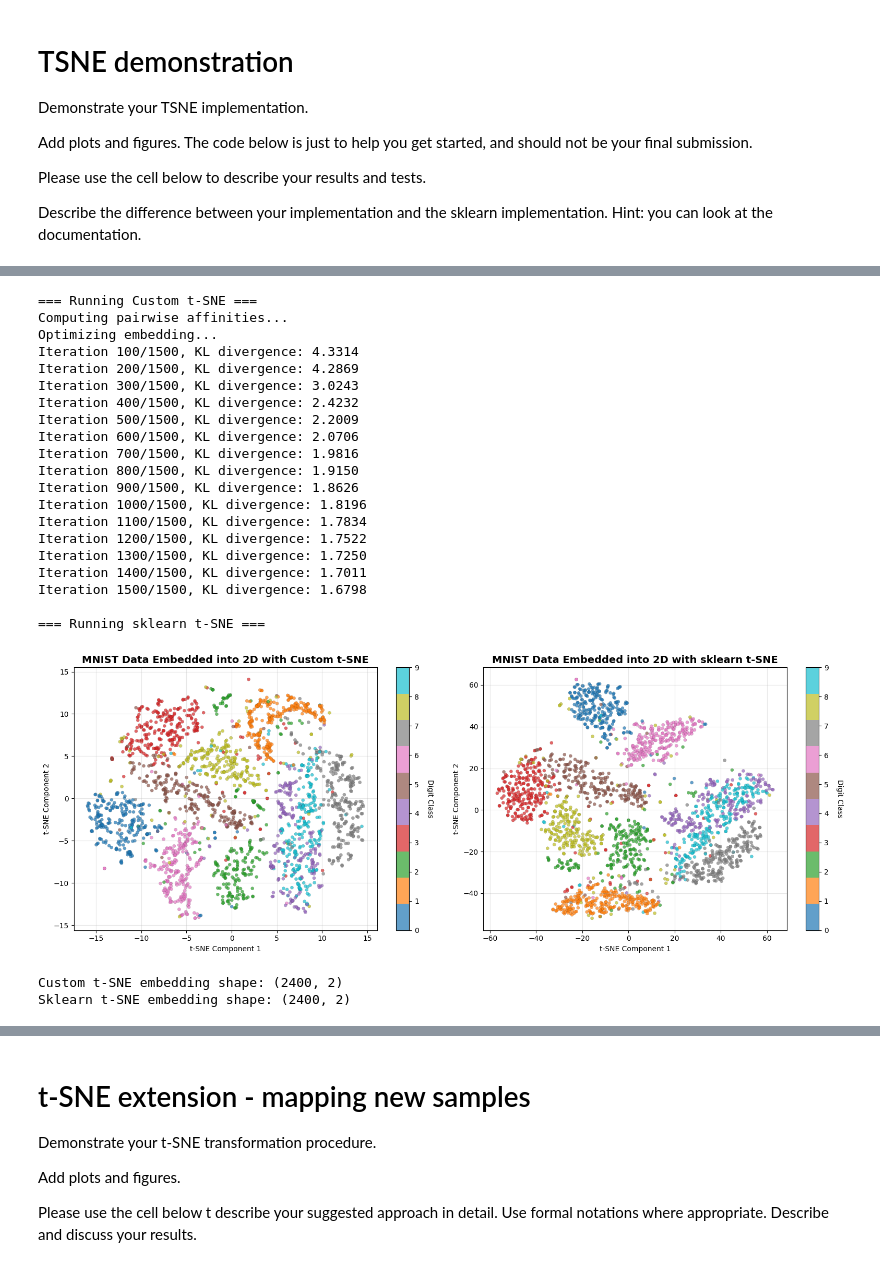
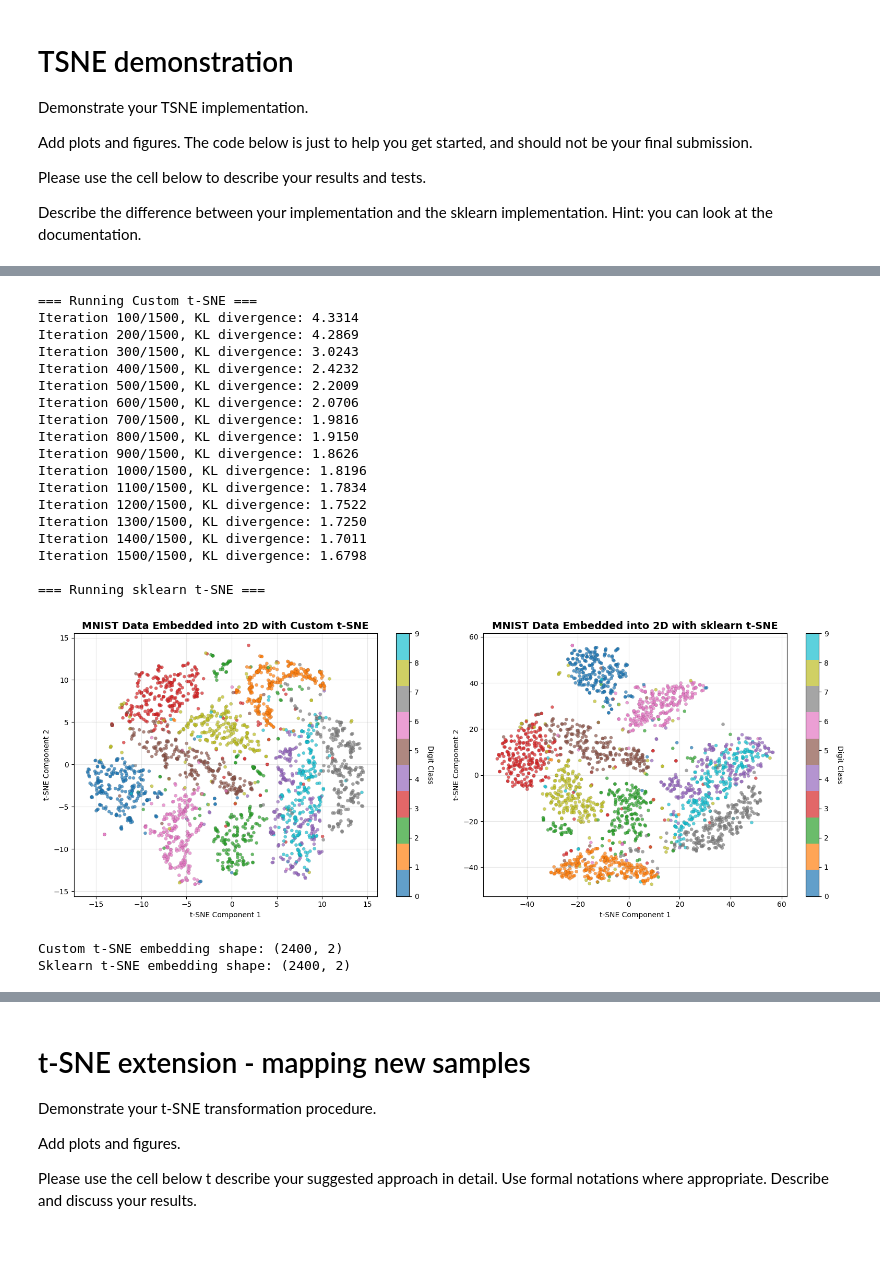
Before and after one commit to Yaligal12/Advanced-Machine-Learning, a Jupyter notebook: HW1.ipynb, the cells around one changed output, grey strips where cells are left out. Drawn from its saved outputs; the diff is of its cells as text; code cells hidden in the pictures.

```diff
--- a/HW1.ipynb
+++ b/HW1.ipynb
@@ -121,7 +120,7 @@ Failing to explain your code will lead to point deductions.
 - **Structure Preservation:** This approach preserves the local structure learned by t-SNE.
 # %%
 class CustomTSNE:
-    def __init__(self, sigma=1.0, n_components=2, n_iter=1000, learning_rate=200.0, perplexity=30.0):
+    def __init__(self, sigma=1.0, n_components=2, n_iter=1500, learning_rate=200.0, perplexity=30.0):
         self.sigma = sigma
         self.n_components = n_components
         self.n_iter = n_iter
@@ -133,7 +132,7 @@ class CustomTSNE:
         # ||x_i - x_j||^2 = ||x_i||^2 + ||x_j||^2 - 2*x_i·x_j
         sum_X = np.sum(X**2, axis=1)
         D = sum_X[:, np.newaxis] + sum_X[np.newaxis, :] - 2 * np.dot(X, X.T)
-        # D = np.maximum(D, 0)
+
         return D
 
     def _compute_joint_probabilities_old(self, X):
@@ -143,14 +142,9 @@ class CustomTSNE:
         # Compute conditional probabilities using fixed sigma
         # P_i|j = exp(-||x_i - x_j||^2 / (2*sigma^2)) / sum_k exp(-||x_i - x_k||^2 / (2*sigma^2))
 
-        # beta = 1/(2*sigma^2) is the precision parameter
-        beta = 1.0 / (2.0 * self.sigma**2)
+        P = np.exp(-D * (1.0 / (2.0 * self.sigma**2)))
 
-        # Compute affinities using Gaussian kernel
-        # Use numerically stable computation
-        P = np.exp(-D * beta)
-
-        # Set diagonal to zero (no self-similarity)
+        # Set diagonal to zero
         np.fill_diagonal(P, 0)
 
         # Normalize rows to get conditional probabilities P_i|j
@@ -170,7 +164,6 @@ class CustomTSNE:
         D = self._compute_pairwise_distances(X)
 
         P = np.zeros((n, n))
-        # Target entropy in bits corresponding to the desired perplexity
         target_entropy = np.log2(self.perplexity)
 
         # Binary search for each row's beta = 1 / (2 * sigma_i**2)
@@ -196,11 +189,9 @@ class CustomTSNE:
                     break
 
                 if Hdiff > 0:
-                    # Entropy too high -> distribution too broad -> increase beta
                     betamin = beta
                     beta = beta * 2.0 if betamax == np.inf else (beta + betamax) / 2.0
                 else:
-                    # Entropy too low -> distribution too narrow -> decrease beta
                     betamax = beta
                     beta = beta / 2.0 if betamin == -np.inf else (beta + betamin) / 2.0
 
@@ -221,7 +212,7 @@ class CustomTSNE:
         D = sum_Y[:, np.newaxis] + sum_Y[np.newaxis, :] - 2 * np.dot(Y, Y.T)
         D = np.maximum(D, 0)
 
-        # Student t-distribution with df=1
+        # t-distribution with 1 degree of freedom
         Q = 1 / (1 + D)
         np.fill_diagonal(Q, 0)
         Q = Q / np.sum(Q)
@@ -234,7 +225,6 @@ class CustomTSNE:
         # Compute PQ difference
         PQ_diff = P - Q
 
-        # Compute gradient efficiently
         # gradient_i = 4 * sum_j (p_ij - q_ij) * (y_i - y_j) * (1 + ||y_i - y_j||^2)^-1
         pq_expanded = (PQ_diff * (1 / (1 + D)))[:, :, np.newaxis]
         y_diff = Y[:, np.newaxis, :] - Y[np.newaxis, :, :]
@@ -242,13 +232,11 @@ class CustomTSNE:
 
         return gradient
 
-    # Part 1: Implementing t-SNE
     def fit_transform(self, X, old: bool = False):
         """Apply t-SNE dimensionality reduction."""
         n, d = X.shape
 
         # Compute pairwise affinities in high-dimensional space
-        print("Computing pairwise affinities...")
         if old:
             P = self._compute_joint_probabilities_old(X)
         else:
@@ -258,12 +246,10 @@ class CustomTSNE:
         Y = np.random.randn(n, self.n_components) * 1e-2
 
         # Gradient descent with early exaggeration
-        print("Optimizing embedding...")
         exaggeration = 12.0
         for iter in range(self.n_iter):
             # Use exaggerated P in early iterations
             P_used = P * exaggeration if iter < 250 else P
-            # P_used = P
 
             # Compute low-dimensional affinities
             Q, D = self._compute_low_dim_affinities(Y)
@@ -274,12 +260,7 @@ class CustomTSNE:
             # Update position using standard gradient descent
             Y = Y - self.learning_rate * gradient
 
-            # Center the embedding
-            # Y = Y - np.mean(Y, axis=0)
-
-            # Print progress
             if (iter + 1) % 100 == 0:
-                # Compute KL divergence
                 kl_divergence = np.sum(P * np.log(P / Q))
                 print(f"Iteration {iter+1}/{self.n_iter}, KL divergence: {kl_divergence:.4f}")
 
@@ -293,7 +274,7 @@ class CustomTSNE:
         Uses a k-nearest neighbors approach with weighted interpolation.
         For each new point:
         1. Find k nearest neighbors in high-dimensional space
-        2. Compute weights based on inverse-distance weighting
+        2. Compute weights based on distance
         3. Interpolate position in low-dimensional space
         """
         n_new = X_new.shape[0]
@@ -301,8 +282,6 @@ class CustomTSNE:
         k = min(30, n_original)  # Number of neighbors to consider
 
         Y_new = np.zeros((n_new, self.n_components))
-
-        print(f"Transforming {n_new} new points...")
 
         for i in range(n_new):
             # Compute distances to all original points
@@ -312,7 +291,7 @@ class CustomTSNE:
             nearest_idx = np.argsort(distances)[:k]
             nearest_distances = distances[nearest_idx]
 
-            # Compute weights using inverse-distance weighting (simple weighted average)
+            # Compute weights using simple weighted average
             eps = 1e-10
             inv_distances = 1.0 / (nearest_distances + eps)
             weights = inv_distances / np.sum(inv_distances)
@@ -461,5 +430,4 @@ Switching to perplexity transformed our embedding quality dramatically and align
 # %%
-# Run your custom t-SNE implementation
 print("\n=== Running Custom t-SNE ===")
 # perplexity controls the effective number of neighbors (as in standard t-SNE)
 custom_perplexity = 30.0  # Standard value
@@ -470,7 +438,7 @@ custom_Y = custom_tsne.fit_transform(X_train)
 print("\n=== Running sklearn t-SNE ===")
 # sklearn uses perplexity parameter (adaptive per point)
 perplexity_value = 30.0  # Standard value
-sk_tsne = TSNE(n_components=2, init='random', perplexity=perplexity_value, max_iter=1400, random_state=42)
+sk_tsne = TSNE(n_components=2, init='random', perplexity=perplexity_value, max_iter=1000, random_state=42)
 sk_Y = sk_tsne.fit_transform(X_train)
 
 # Visualization of the results
@@ -493,36 +461,34 @@ axes[1].set_title('MNIST Data Embedded into 2D with sklearn t-SNE', fontsize=14,
 axes[1].set_xlabel('t-SNE Component 1')
 axes[1].set_ylabel('t-SNE Component 2')
 axes[1].grid(True, alpha=0.3)
 cbar2 = plt.colorbar(scatter2, ax=axes[1])
 cbar2.set_label('Digit Class', rotation=270, labelpad=20)
 
 plt.tight_layout()
 plt.show()
 
 print(f"\nCustom t-SNE embedding shape: {custom_Y.shape}")
 print(f"Sklearn t-SNE embedding shape: {sk_Y.shape}")
 # %% [output]
 === Running Custom t-SNE ===
-Computing pairwise affinities...
-Optimizing embedding...
 Iteration 100/1500, KL divergence: 4.3314
 Iteration 200/1500, KL divergence: 4.2869
 Iteration 300/1500, KL divergence: 3.0243
 Iteration 400/1500, KL divergence: 2.4232
 Iteration 500/1500, KL divergence: 2.2009
 Iteration 600/1500, KL divergence: 2.0706
 Iteration 700/1500, KL divergence: 1.9816
 Iteration 800/1500, KL divergence: 1.9150
 Iteration 900/1500, KL divergence: 1.8626
 Iteration 1000/1500, KL divergence: 1.8196
 Iteration 1100/1500, KL divergence: 1.7834
 Iteration 1200/1500, KL divergence: 1.7522
 Iteration 1300/1500, KL divergence: 1.7250
 Iteration 1400/1500, KL divergence: 1.7011
 Iteration 1500/1500, KL divergence: 1.6798
 
 === Running sklearn t-SNE ===
-[figure, old version]
+[figure, new version]
 Custom t-SNE embedding shape: (2400, 2)
 Sklearn t-SNE embedding shape: (2400, 2)
 # %% [markdown]
```
Also changed, not shown: parts of 8 cells of this notebook.
